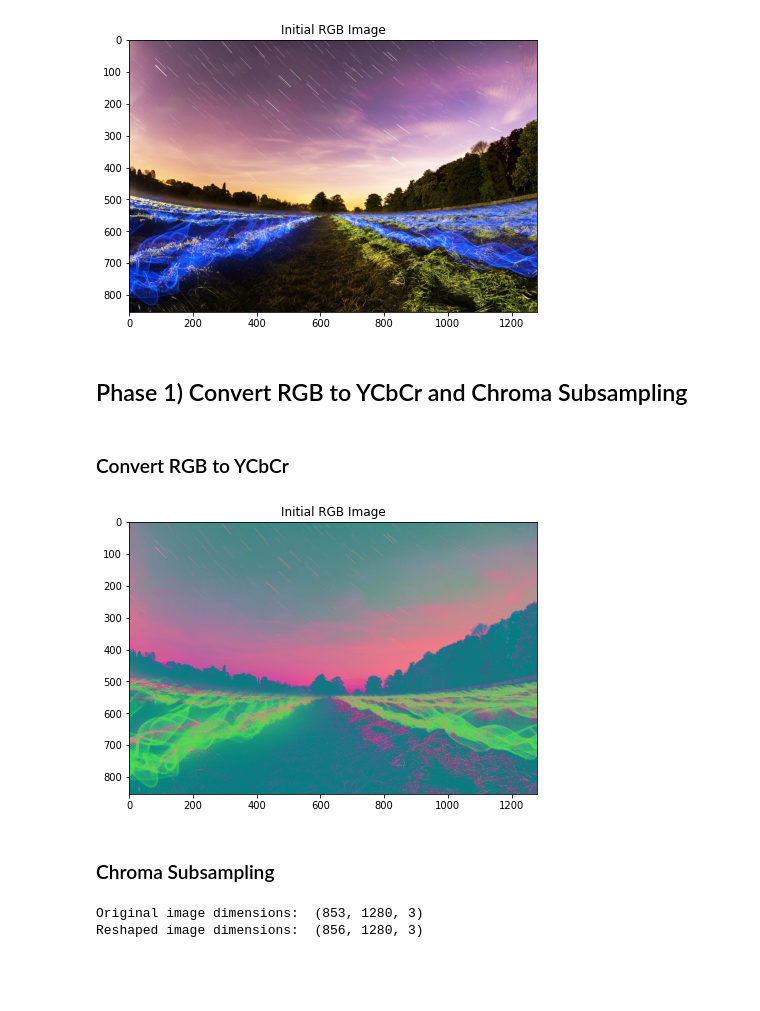
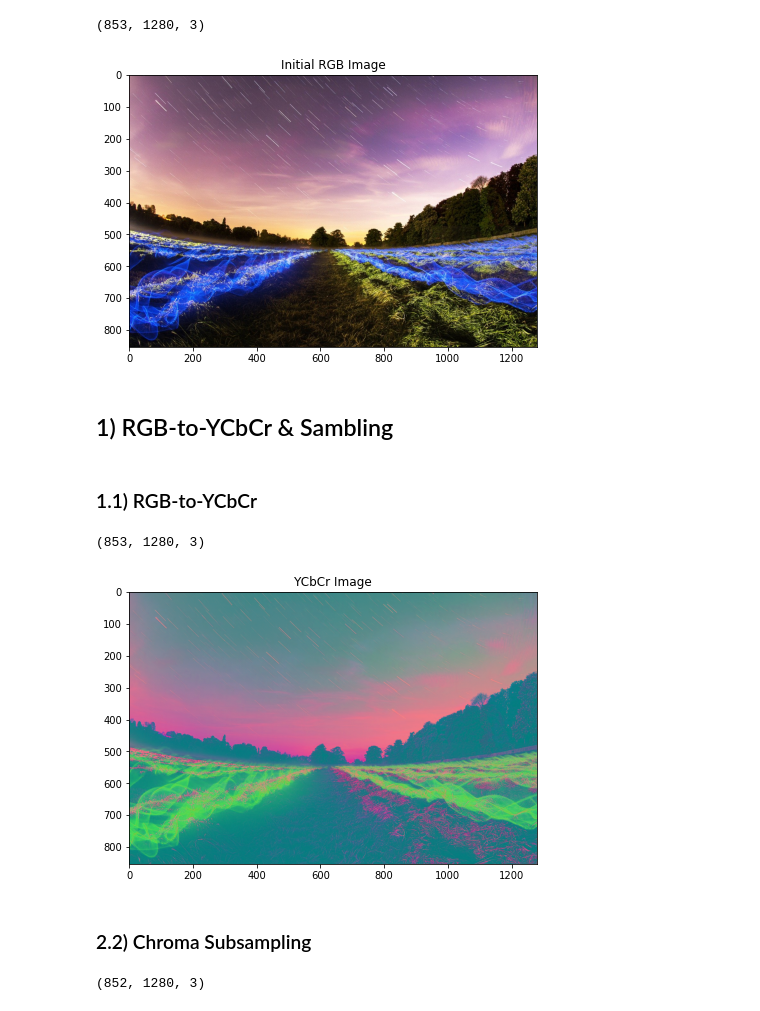
Before and after one commit to AUT-CE-Archive/AUT-CE-MMS, a Jupyter notebook: Projects/JPEG compression/jpeg_compression.ipynb, the cells around one changed output. Drawn from its saved outputs; the diff is of its cells as text; code cells hidden in the pictures; blank space fills up the shorter version.

```diff
--- a/Projects/JPEG compression/jpeg_compression.ipynb
+++ b/Projects/JPEG compression/jpeg_compression.ipynb
@@ -9,17 +13,20 @@ img_directory = "photo1.png"
 img_rgb = Image.open(img_directory).convert('RGB')      # Convert to RGB (remove alpha dimention)
 img_rgb_matrix = np.array(img_rgb)                      # Convert to RGB matrix
 
+print(img_rgb_matrix.shape)
+
 # Show image
 plt.figure(figsize = (10, 5))
 plt.imshow(img_rgb_matrix)
 plt.title('Initial RGB Image')
 plt.show()
 # %% [output]
+(853, 1280, 3)
 [figure]
 # %% [markdown]
-## Phase 1) Convert RGB to YCbCr and Chroma Subsampling
+## 1) RGB-to-YCbCr & Sambling
 # %% [markdown]
-### Convert RGB to YCbCr
+### 1.1) RGB-to-YCbCr
 # %%
 def rgb_to_ycbcr(im):
     ''' Convert RGB image to YCbCr '''
@@ -59,36 +66,28 @@ def ycbcr_to_rgb(im):
     # Return as unsigned 8-bit integers
     return np.uint8(rgb)
 # %%
-# img_ycbcr = img_rgb.convert('YCbCr')
+# Convert to YCbCr
+img_ycbcr = rgb_to_ycbcr(img_rgb_matrix)
 
-# # Show image
-# plt.figure(figsize = (10, 5))
-# plt.imshow(img_ycbcr)
-# plt.title('Initial RGB Image')
-# plt.show()
+print(img_rgb_matrix.shape)
+
+# Show image
+plt.figure(figsize = (10, 5))
+plt.imshow(img_ycbcr)
+plt.title('YCbCr Image')
+plt.show()
+# %% [output]
+(853, 1280, 3)
+[figure, added]
 # %%
-img_ycbcr = rgb_to_ycbcr(img_rgb_matrix)
+# # The following cell converts RGB to YCbCr using the OpenCV library.
+# # Run it to ensure conversion is correct.
+# imgYCC = cv2.cvtColor(img_rgb_matrix, cv2.COLOR_BGR2YCR_CB)
 
-# Show image
-plt.figure(figsize = (10, 5))
-plt.imshow(img_ycbcr)
-plt.title('Initial RGB Image')
-plt.show()
+# # Show image
+# plt.figure(figsize = (10, 5))
+# plt.imshow(imgYCC)
+# plt.title('YCbCr Image')
+# plt.show()
-# %% [output]
-[figure, removed]
 # %% [markdown]
-### Chroma Subsampling
+### 2.2) Chroma Subsampling
-# %%
-# Make image dimensions multiple of 8
-
-img_ycbcr_matrix = np.array(img_ycbcr)
-print('Original image dimensions: ', img_ycbcr_matrix.shape)
-
-# Create and reshape the row
-row = np.zeros((1280, 3)).reshape((1, 1280, 3))
-
-img_ycbcr_matrix = np.vstack((img_ycbcr_matrix, row, row, row))
-print('Reshaped image dimensions: ', img_ycbcr_matrix.shape)
-# %% [output]
-Original image dimensions:  (853, 1280, 3)
-Reshaped image dimensions:  (856, 1280, 3)
@@ -108,0 +94,10 @@ for i in [1, 2]:
+# %%
+# Sample ration
+SSV = 2
+SSH = 2
+
+# Make shape even
+img_ycbcr = img_ycbcr[1:, :, :]
+img_ycbcr.shape
+# %% [output]
+(852, 1280, 3)
```
Also changed, not shown: parts of 23 cells of this notebook.
